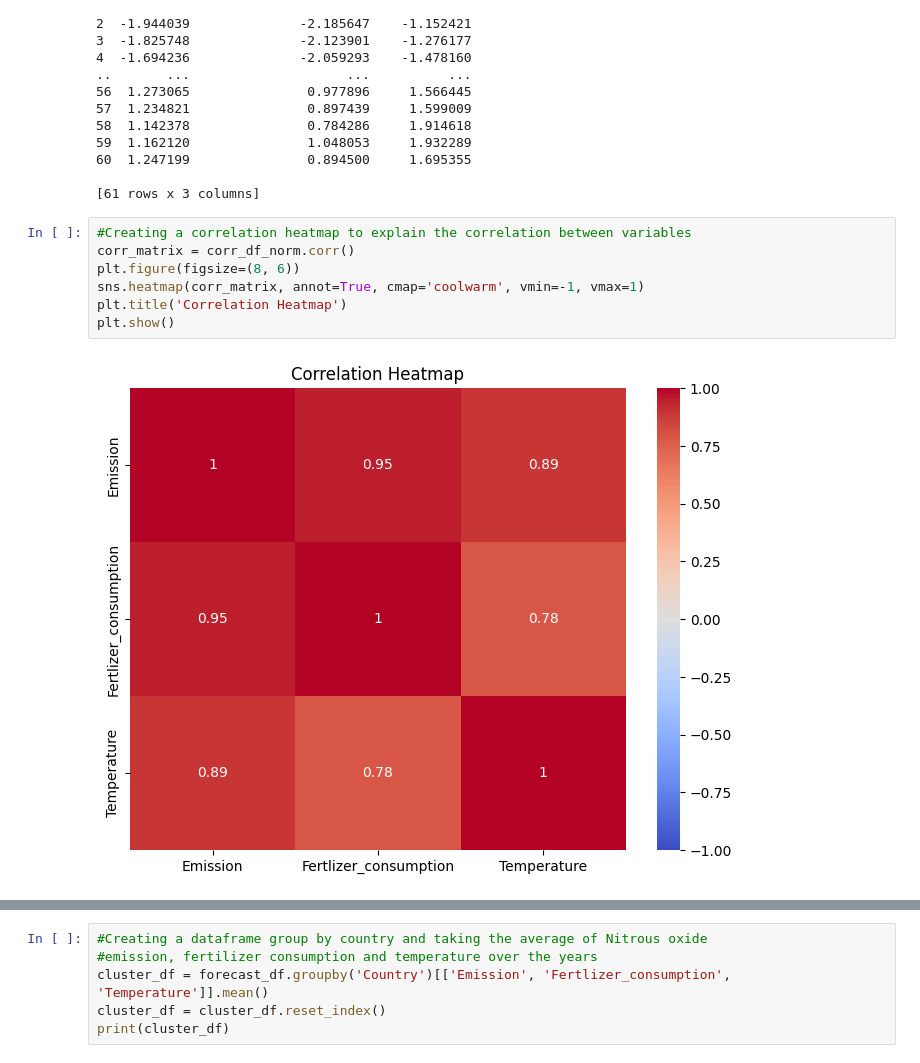
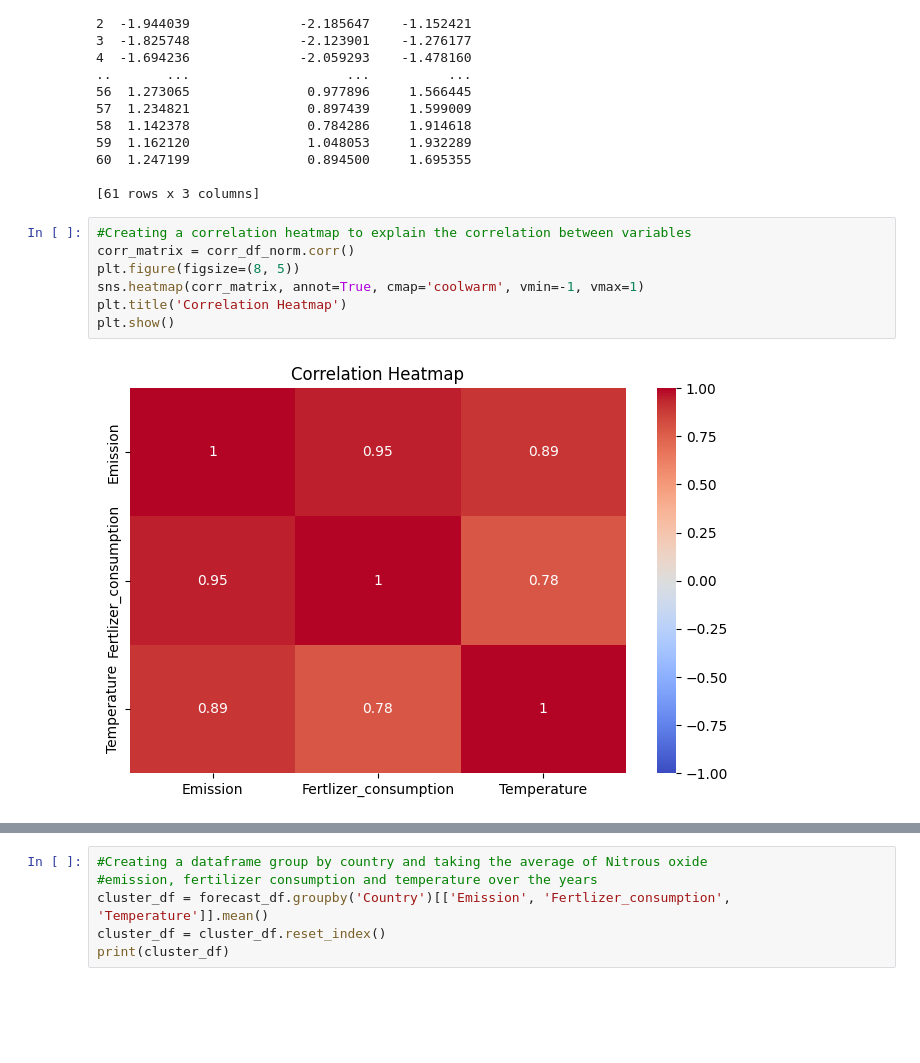
Before and after one commit to MuhammedThariq/Data-Science-Final-Project, a Jupyter notebook: Exploratory_data_analysis.ipynb, the cells around one changed output, grey strips where cells are left out. Saved outputs shown, nothing was run; the diff lists cells and outputs as text; blank space fills up the shorter version.

```diff
--- a/Exploratory_data_analysis.ipynb
+++ b/Exploratory_data_analysis.ipynb
@@ -105,12 +128,12 @@ print(corr_df_norm)
 # %%
 #Creating a correlation heatmap to explain the correlation between variables
 corr_matrix = corr_df_norm.corr()
-plt.figure(figsize=(8, 6))
+plt.figure(figsize=(8, 5))
 sns.heatmap(corr_matrix, annot=True, cmap='coolwarm', vmin=-1, vmax=1)
 plt.title('Correlation Heatmap')
 plt.show()
 # %% [output]
-[figure, old version]
+[figure, new version]
 # %%
 #Creating a scatter plot to show the correlation between Nitrous oxide emission
 #and Fertilizer consumption
```
Also changed, not shown: parts of 24 cells of this notebook.
